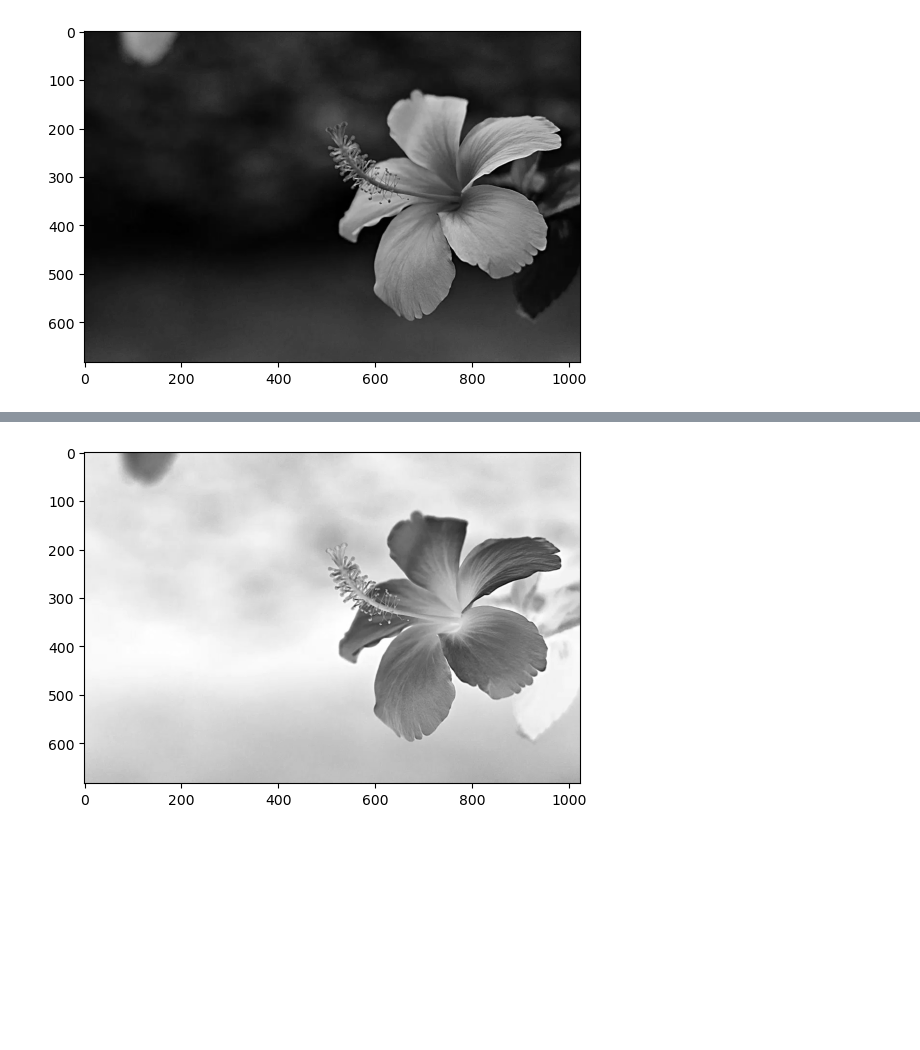
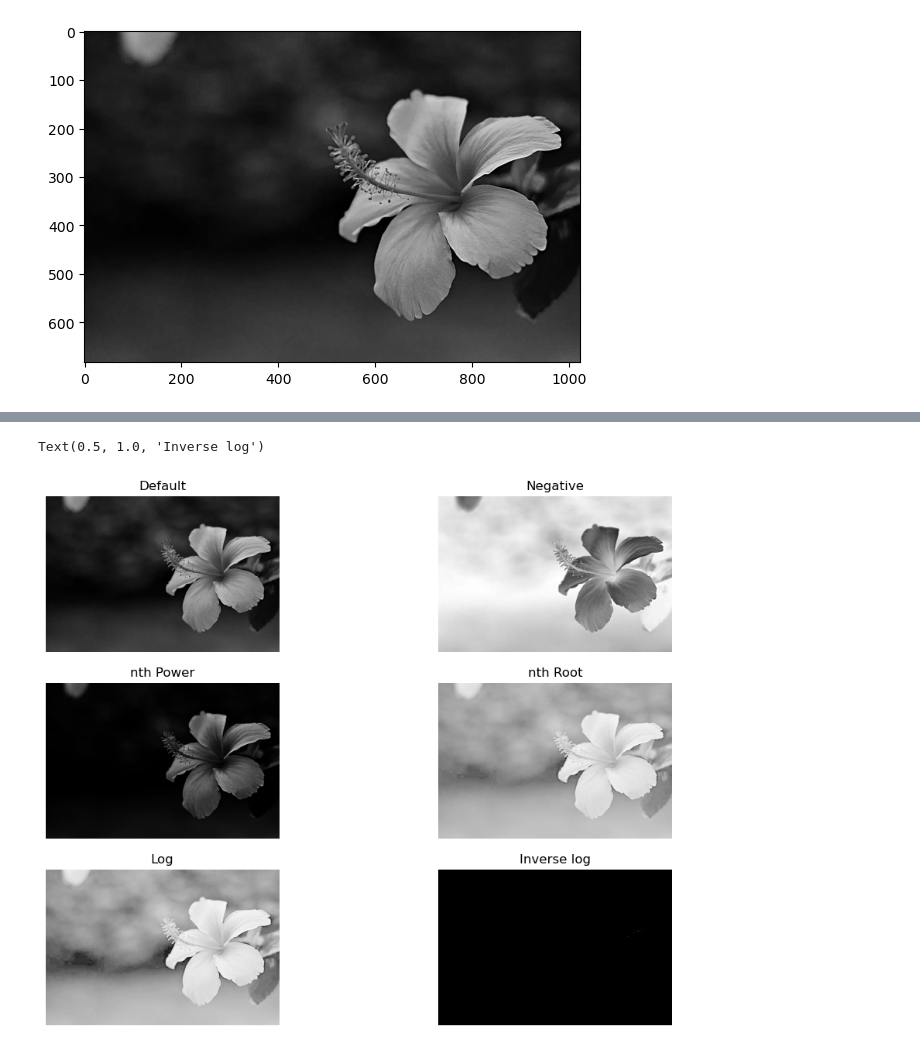
Before and after one commit to otaviofbrito/Digital-Image-Processing, a Jupyter notebook: intensity/negative.ipynb, the cells around one changed output, grey strips where cells are left out. Drawn from its saved outputs; the diff is of its cells as text; code cells hidden in the pictures; blank space fills up the shorter version.

Commit message:
log and inverse log functions

```diff
--- a/intensity/negative.ipynb
+++ b/intensity/negative.ipynb
@@ -41,7 +42,7 @@ def readpgm(name) -> Image:
 
   return pic
 # %%
-img = readpgm("img.pgm")
+img = readpgm("../images/flower.pgm")
 # %% [output]
 1024 683
 255
@@ -77,15 +92,14 @@ for i in range(gl+1):
 # %%
-img_neg = np.zeros((img.width, img.height))
-img_pow = np.zeros((img.width, img.height))
-img_root = np.zeros((img.width, img.height))
+img_neg = np.zeros((img.height, img.width))
+img_pow = np.zeros((img.height, img.width))
+img_root = np.zeros((img.height, img.width))
+img_log = np.zeros((img.height, img.width))
+img_exp = np.zeros((img.height, img.width))
 
-for i in range(img.width):
-  for j in range(img.height):
+for i in range(img.height):
+  for j in range(img.width):
     img_neg[i][j] = T_neg[img.matrix[i][j]]
-    img_pow[i][j] = pow(img[i][j], 2)/ pow(255, 2) * 255
-    img_root[i][j] = pow(img[i][j], .5)/ pow(255, .5) * 255
+    img_pow[i][j] = T_power[img.matrix[i][j]]
+    img_root[i][j] = T_root[img.matrix[i][j]]
+    img_log[i][j] = T_log[img.matrix[i][j]]
+    img_exp[i][j] = T_exp[img.matrix[i][j]]
-# %%
-plot.imshow(img_neg, cmap='gray')
-plot.show()
-# %% [output]
-[figure, removed]
@@ -97,0 +106,46 @@ plot.show()
+# %%
+fig = plot.figure(figsize=(12, 12))
+rows = 4
+columns = 2
+
+#Default
+fig.add_subplot(rows, columns, 1)
+plot.imshow(img.matrix, cmap='gray')
+plot.axis('off')
+plot.title("Default")
+
+#Negative
+fig.add_subplot(rows, columns, 2)
+plot.imshow(img_neg, cmap='gray')
+plot.axis('off')
+plot.title("Negative")
+
+
+#Power
+fig.add_subplot(rows, columns, 3)
+plot.imshow(img_pow, cmap='gray')
+plot.axis('off')
+plot.title("nth Power")
+
+
+#Root
+fig.add_subplot(rows, columns, 4)
+plot.imshow(img_root, cmap='gray')
+plot.axis('off')
+plot.title("nth Root")
+
+
+#Log
+fig.add_subplot(rows, columns, 5)
+plot.imshow(img_log, cmap='gray')
+plot.axis('off')
+plot.title("Log")
+
+#Inverse log
+fig.add_subplot(rows, columns, 6)
+plot.imshow(img_exp, cmap='gray')
+plot.axis('off')
+plot.title("Inverse log")
+# %% [output]
+Text(0.5, 1.0, 'Inverse log')
+[figure, added]
```
Also changed, not shown: parts of 5 cells of this notebook, 3 other files.
